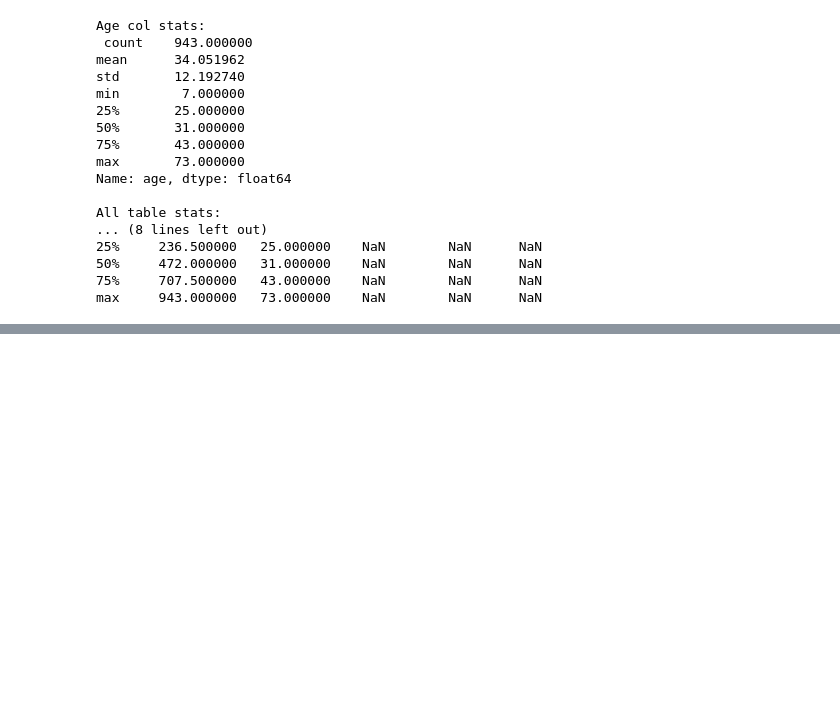
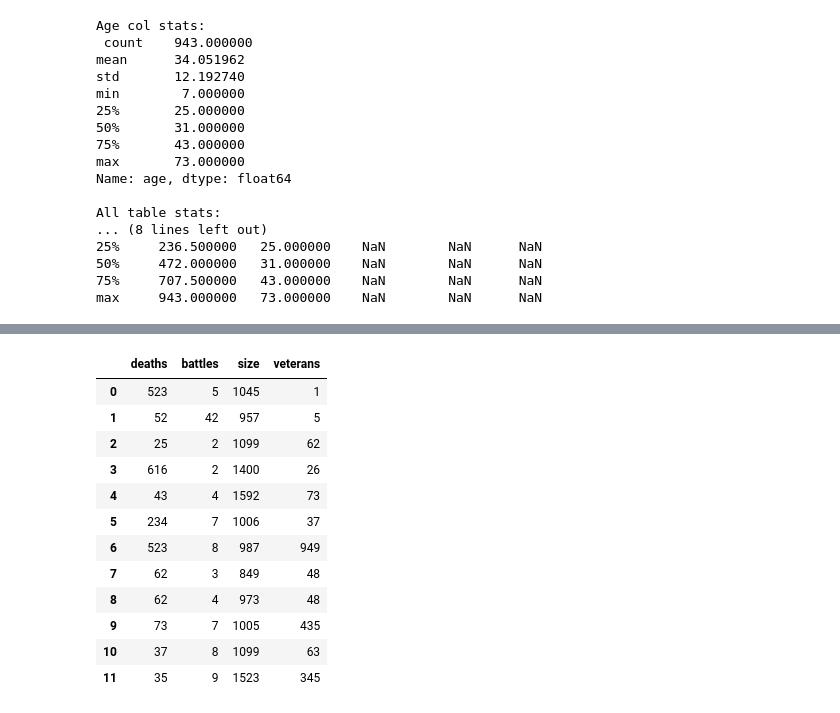
Before and after one commit to GalSarid21/MachineLearningLabs, a Jupyter notebook: Lab1/HW_1.ipynb, the cells around one changed output, grey strips where cells are left out. Cells and saved outputs as stored; diff of their text form; code cells hidden in the pictures; blank space fills up the shorter version.

```diff
--- a/Lab1/HW_1.ipynb
+++ b/Lab1/HW_1.ipynb
@@ -124,0 +212,17 @@ max     943.000000   73.000000    NaN        NaN      NaN
+# %%
+# presents cols 3-7 of all rows
+army_df[army_df.columns[3:7]]
+# %% [output]
+|  | deaths | battles | size | veterans |
+| 0 | 523 | 5 | 1045 | 1 |
+| 1 | 52 | 42 | 957 | 5 |
+| 2 | 25 | 2 | 1099 | 62 |
+| 3 | 616 | 2 | 1400 | 26 |
+| 4 | 43 | 4 | 1592 | 73 |
+| 5 | 234 | 7 | 1006 | 37 |
+| 6 | 523 | 8 | 987 | 949 |
+| 7 | 62 | 3 | 849 | 48 |
+| 8 | 62 | 4 | 973 | 48 |
+| 9 | 73 | 7 | 1005 | 435 |
+| 10 | 37 | 8 | 1099 | 63 |
+| 11 | 35 | 9 | 1523 | 345 |
```
Also changed, not shown: parts of 35 cells of this notebook.
